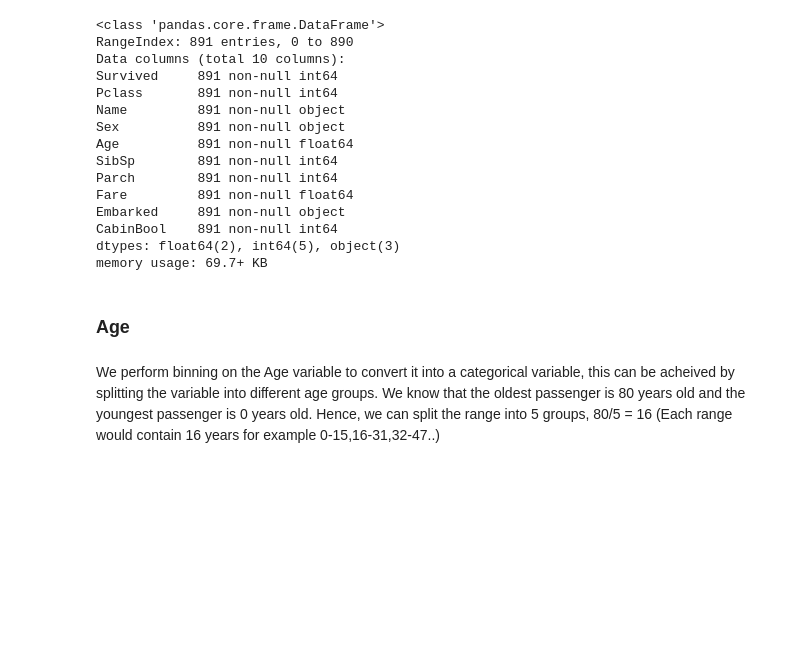
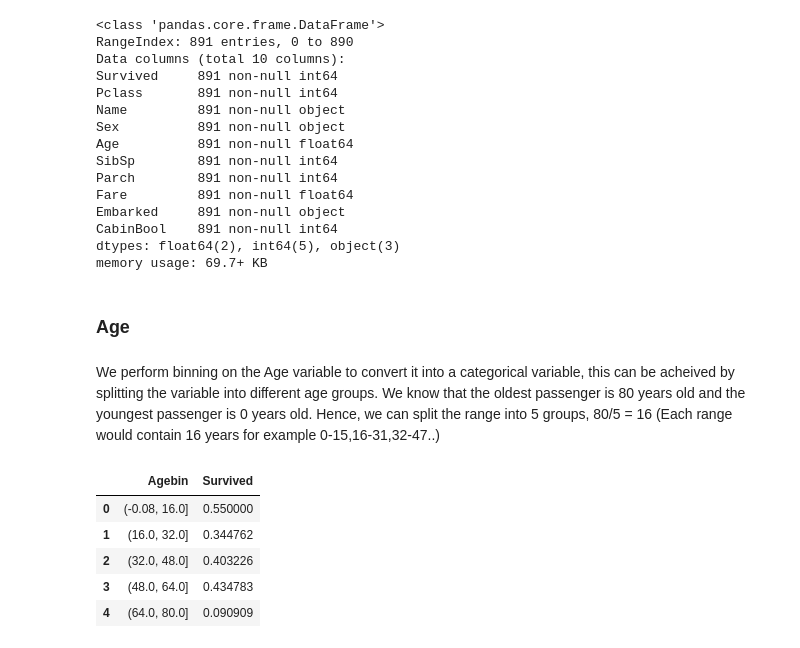
Before and after one commit to Javiery3889/kaggle-solutions, a Jupyter notebook: CA1_Titanic/CA1_Titanic.ipynb, the cells around one changed output. Saved outputs shown, nothing was run; the diff lists cells and outputs as text; code cells hidden in the pictures; blank space fills up the shorter version.

```diff
--- a/CA1_Titanic/CA1_Titanic.ipynb
+++ b/CA1_Titanic/CA1_Titanic.ipynb
@@ -274,3 +268,13 @@ memory usage: 69.7+ KB
 ### Age
 # %% [markdown]
 We perform binning on the Age variable to convert it into a categorical variable, this can be acheived by splitting the variable into different age groups. We know that the oldest passenger is 80 years old and the youngest passenger is 0 years old. Hence, we can split the range into 5 groups, 80/5 = 16 (Each range would contain 16 years for example 0-15,16-31,32-47..)
+# %%
+train_dataset['Agebin']=pd.cut(train_dataset.Age.astype('int64'),5)
+train_dataset[['Agebin', 'Survived']].groupby(['Agebin'], as_index=False).mean().sort_values(by='Agebin', ascending=True)
+# %% [output]
+|  | Agebin | Survived |
+| 0 | (-0.08, 16.0] | 0.550000 |
+| 1 | (16.0, 32.0] | 0.344762 |
+| 2 | (32.0, 48.0] | 0.403226 |
+| 3 | (48.0, 64.0] | 0.434783 |
+| 4 | (64.0, 80.0] | 0.090909 |
```
Also changed, not shown: parts of 27 cells of this notebook.
